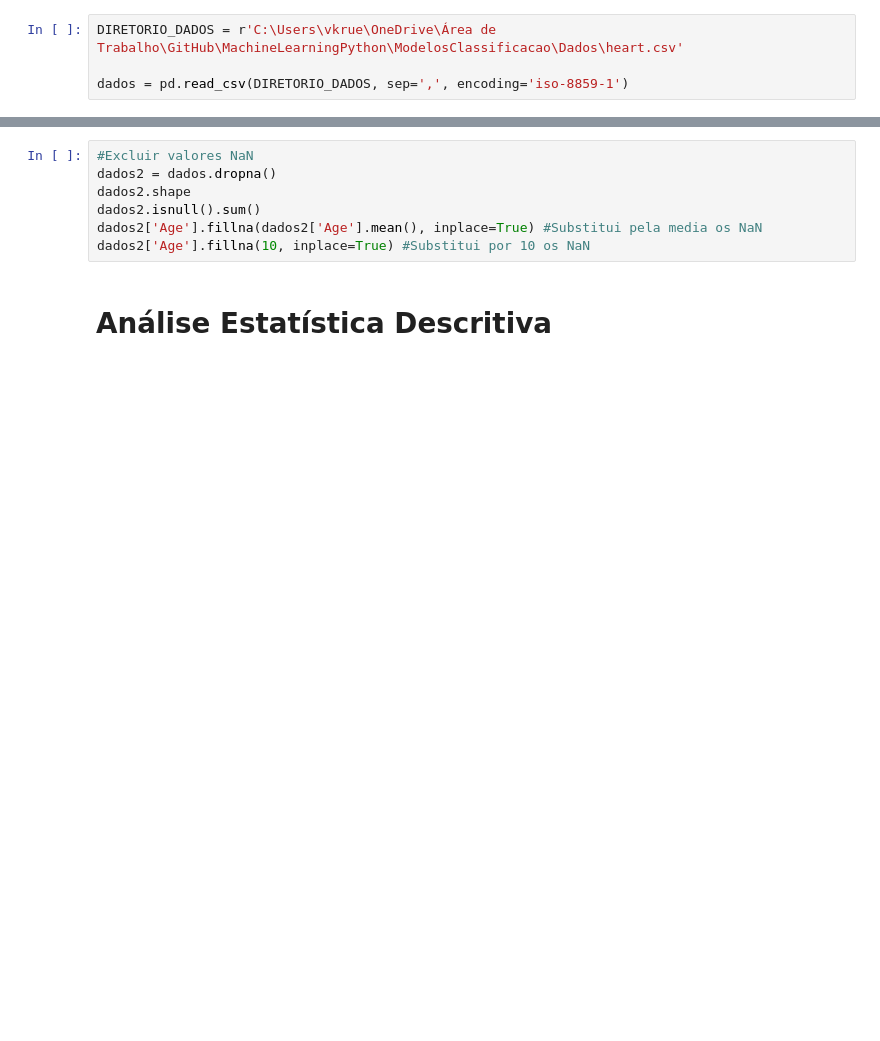
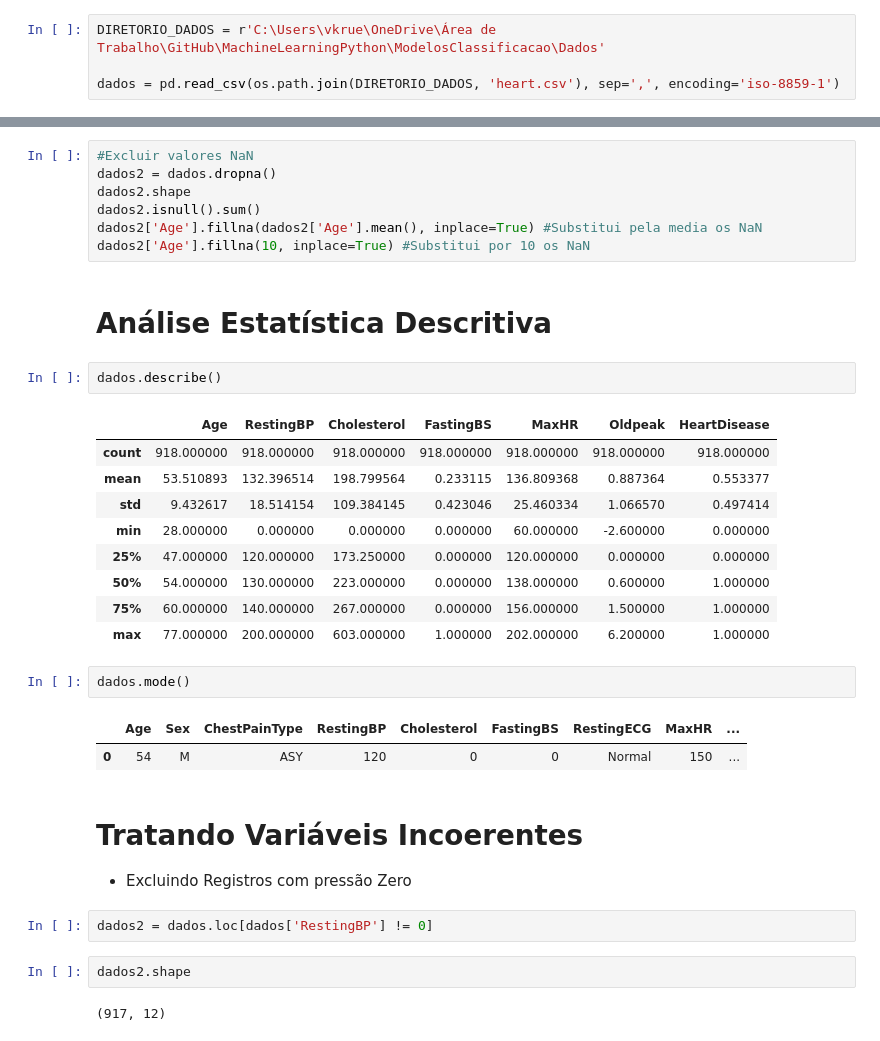
Before and after one commit to VitorKruel102/MachineLearningPython, a Jupyter notebook: ModelosClassificacao/tratamento_classificacao.ipynb, the cells around one changed output, grey strips where cells are left out. Cells and saved outputs as stored; diff of their text form; blank space fills up the shorter version.

Commit message:
Arquivo Heart tratado.

```diff
--- a/ModelosClassificacao/tratamento_classificacao.ipynb
+++ b/ModelosClassificacao/tratamento_classificacao.ipynb
@@ -5,7 +7,7 @@ import seaborn as sns
 # %%
-DIRETORIO_DADOS = r'C:\Users\vkrue\OneDrive\Área de Trabalho\GitHub\MachineLearningPython\ModelosClassificacao\Dados\heart.csv'
+DIRETORIO_DADOS = r'C:\Users\vkrue\OneDrive\Área de Trabalho\GitHub\MachineLearningPython\ModelosClassificacao\Dados'
 
-dados = pd.read_csv(DIRETORIO_DADOS, sep=',', encoding='iso-8859-1')
+dados = pd.read_csv(os.path.join(DIRETORIO_DADOS, 'heart.csv'), sep=',', encoding='iso-8859-1')
 # %% [markdown]
 # Exploração dos Dados
 # %%
@@ -312,3 +314,30 @@ dados2['Age'].fillna(dados2['Age'].mean(), inplace=True) #Substitui pela media o
 dados2['Age'].fillna(10, inplace=True) #Substitui por 10 os NaN
 # %% [markdown]
 # Análise Estatística Descritiva
+# %%
+dados.describe()
+# %% [output]
+|  | Age | RestingBP | Cholesterol | FastingBS | MaxHR | Oldpeak | HeartDisease |
+| count | 918.000000 | 918.000000 | 918.000000 | 918.000000 | 918.000000 | 918.000000 | 918.000000 |
+| mean | 53.510893 | 132.396514 | 198.799564 | 0.233115 | 136.809368 | 0.887364 | 0.553377 |
+| std | 9.432617 | 18.514154 | 109.384145 | 0.423046 | 25.460334 | 1.066570 | 0.497414 |
+| min | 28.000000 | 0.000000 | 0.000000 | 0.000000 | 60.000000 | -2.600000 | 0.000000 |
+| 25% | 47.000000 | 120.000000 | 173.250000 | 0.000000 | 120.000000 | 0.000000 | 0.000000 |
+| 50% | 54.000000 | 130.000000 | 223.000000 | 0.000000 | 138.000000 | 0.600000 | 1.000000 |
+| 75% | 60.000000 | 140.000000 | 267.000000 | 0.000000 | 156.000000 | 1.500000 | 1.000000 |
+| max | 77.000000 | 200.000000 | 603.000000 | 1.000000 | 202.000000 | 6.200000 | 1.000000 |
+# %%
+dados.mode()
+# %% [output]
+|  | Age | Sex | ChestPainType | RestingBP | Cholesterol | FastingBS | RestingECG | MaxHR | ... |
+| 0 | 54 | M | ASY | 120 | 0 | 0 | Normal | 150 | ... |
+# %% [markdown]
+# Tratando Variáveis Incoerentes
+
+* Excluindo Registros com pressão Zero
+# %%
+dados2 = dados.loc[dados['RestingBP'] != 0]
+# %%
+dados2.shape
+# %% [output]
+(917, 12)
```
Also changed, not shown: parts of 14 cells of this notebook, 1 other file.
